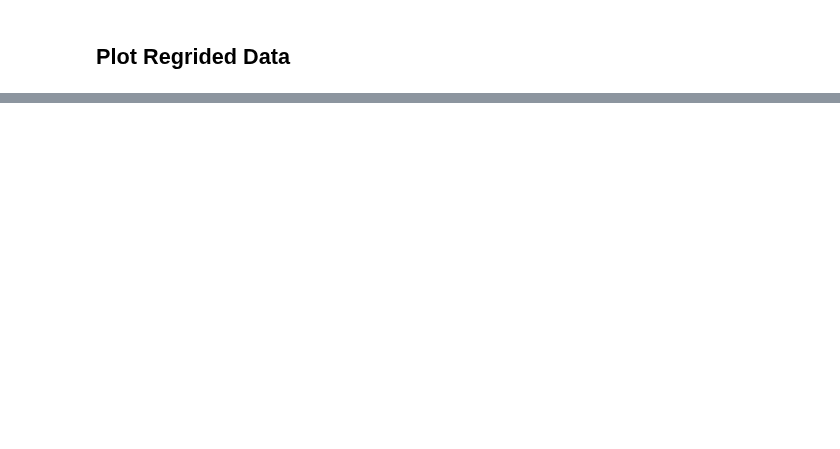
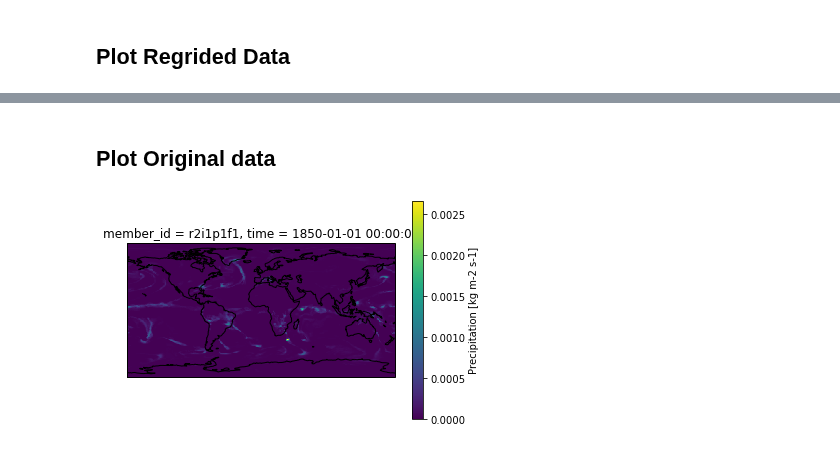
Before and after one commit to EricKeenan/cmip6-downscalling, a Jupyter notebook: notebooks/Regrid.ipynb, the cells around one changed output, grey strips where cells are left out. Saved outputs shown, nothing was run; the diff lists cells and outputs as text; code cells hidden in the pictures; blank space fills up the shorter version.

```diff
--- a/notebooks/Regrid.ipynb
+++ b/notebooks/Regrid.ipynb
@@ -76,0 +65,8 @@ regridded_data.isel(time = 0).plot()
+# %% [markdown]
+## Plot Original data
+# %%
+ax = plt.axes(projection=ccrs.PlateCarree())
+ds.isel(time=0).plot.pcolormesh(ax=ax);
+ax.coastlines();
+# %% [output]
+[figure, added]
```
Also changed, not shown: parts of 7 cells of this notebook, 3 other files.
